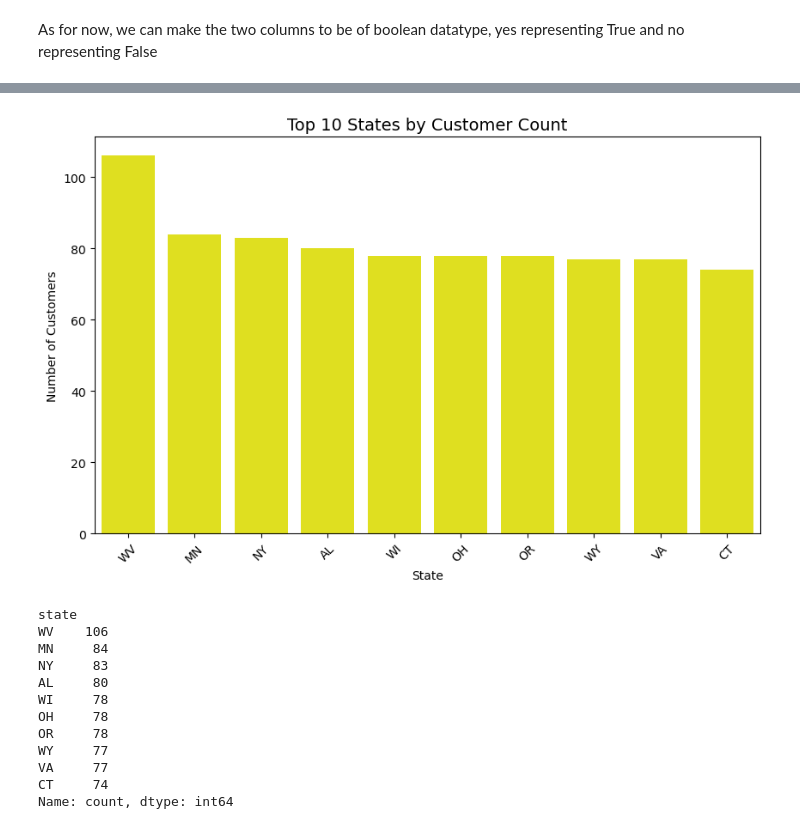
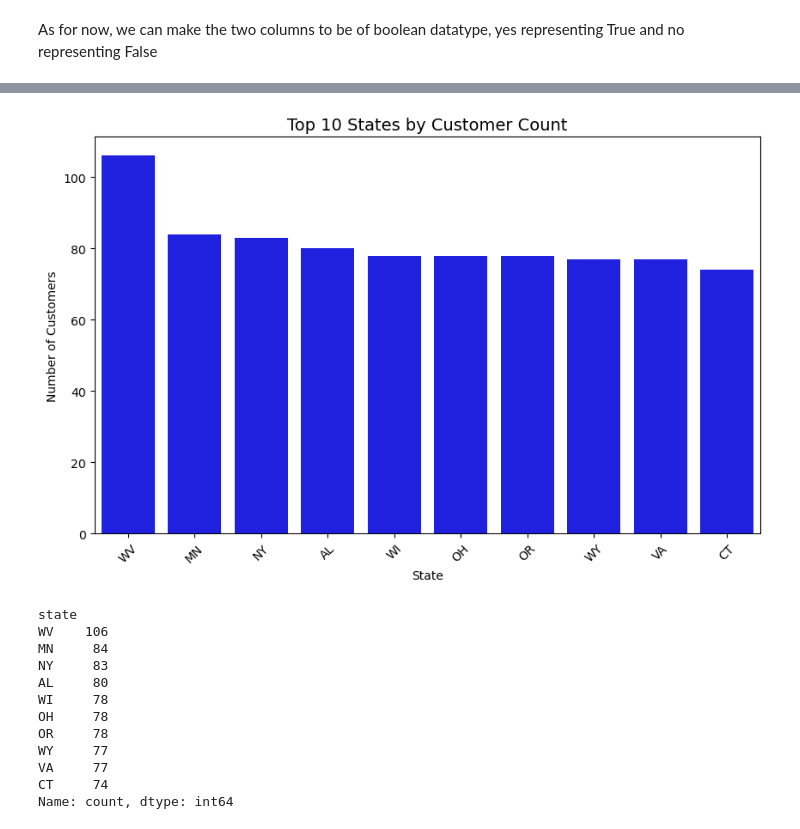
Before and after one commit to Kiplagat8/dsft13hybrid_phase3_project_group4, a Jupyter notebook: index.ipynb, the cells around one changed output, grey strips where cells are left out. Saved outputs shown, nothing was run; the diff lists cells and outputs as text; code cells hidden in the pictures.

```diff
--- a/index.ipynb
+++ b/index.ipynb
@@ -113,8 +231,14 @@ array(['yes', 'no'], dtype=object)
+# %%
+#Replacing the spaces in column names with _
+df.columns = df.columns.str.replace(' ','_')
 # %% [markdown]
 As for now, we can make the two columns to be of boolean datatype, yes representing True and no representing False
 # %%
-df['international plan'] = df['international plan'].map({'yes': 1, 'no': 0})
-df['voice mail plan'] = df['voice mail plan'].map({'yes': 1, 'no': 0})
+df['international_plan'] = df['international_plan'].map({'yes': 1, 'no': 0})
+df['voice_mail_plan'] = df['voice_mail_plan'].map({'yes': 1, 'no': 0})
+# %%
+#Drop the phone_number column since we wont be using it.
+df=df.drop(["phone_number"], axis=1)
 # %%
 df.info()
 # %% [output]
@@ -138,19 +336,19 @@ memory usage: 524.2+ KB
 # %%
 #Assign the variable state_counts to the top 10 states by customers
 state_counts = df['state'].value_counts().head(10).reset_index()
 state_counts.columns = ['state', 'count']
 
 # Plot using Seaborn
 plt.figure(figsize=(10,6))
-sns.barplot(data=state_counts, x='state', y='count', color= 'yellow')
+sns.barplot(data=state_counts, x='state', y='count', color= 'blue')
 
 plt.title("Top 10 States by Customer Count", fontsize=14)
 plt.xlabel("State")
 plt.ylabel("Number of Customers")
 plt.xticks(rotation=45)
 plt.show()
 # %% [output]
-[figure, old version]
+[figure, new version]
 # %%
 state_counts = df['state'].value_counts().head(10)
 state_counts
```
Also changed, not shown: parts of 92 cells of this notebook.
